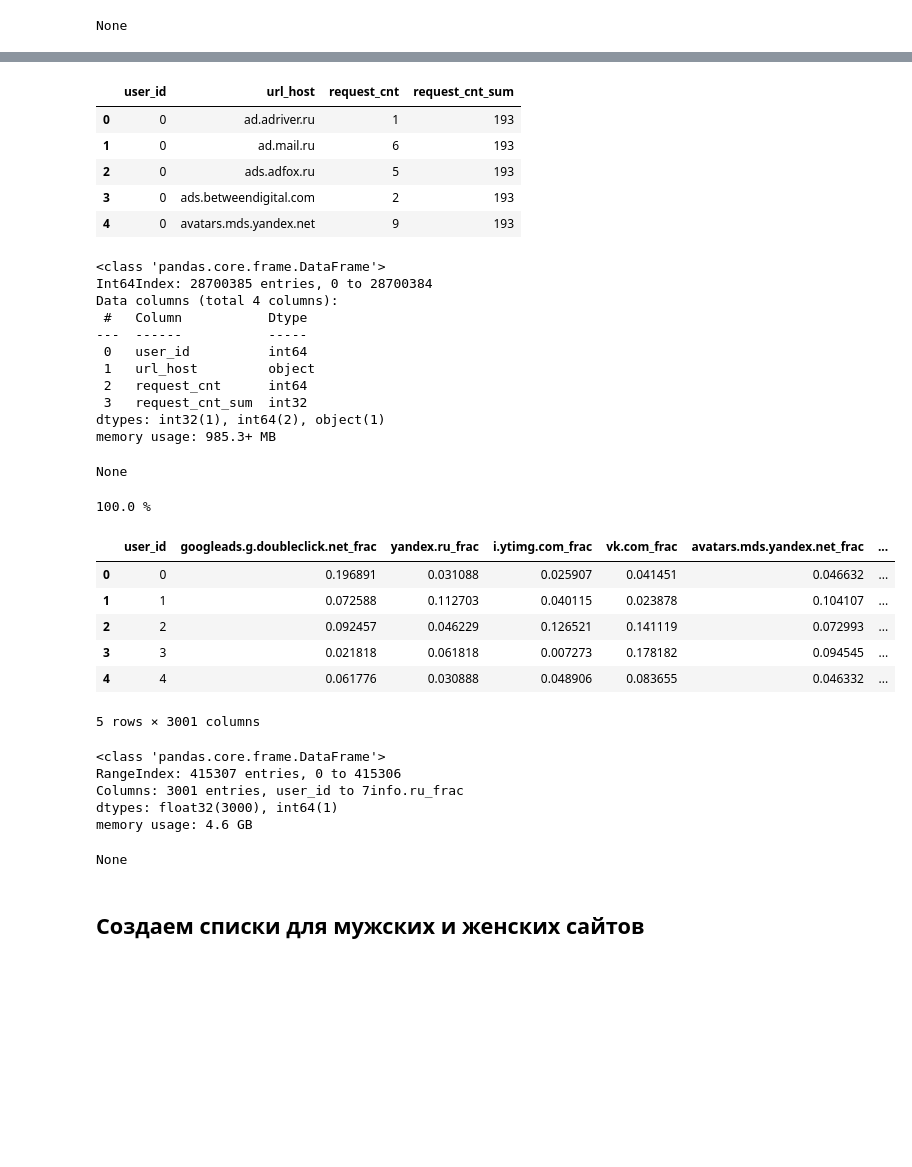
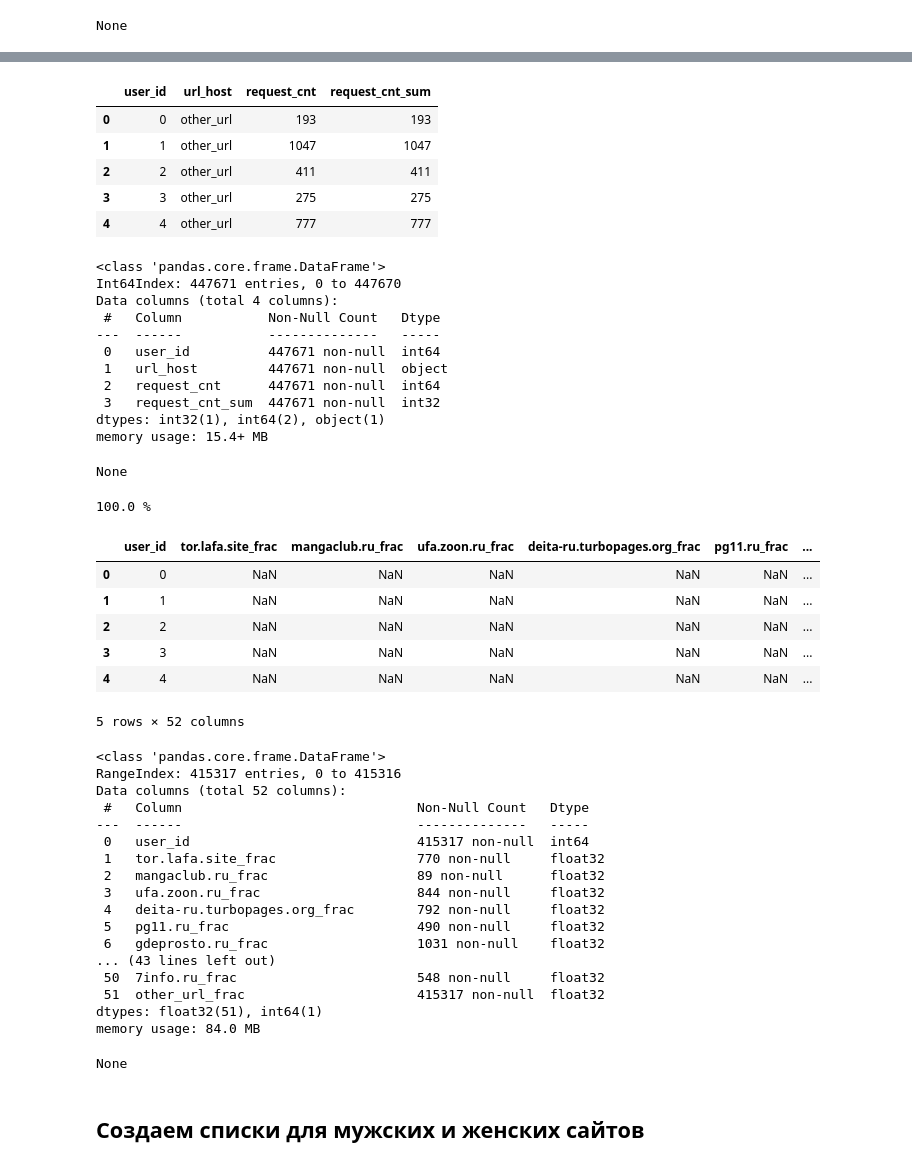
Before and after one commit to koshkidadanet/MTS-ML-CUP, a Jupyter notebook: feature_eng.ipynb, the cells around one changed output, grey strips where cells are left out. Drawn from its saved outputs; the diff is of its cells as text; code cells hidden in the pictures; blank space fills up the shorter version.

```diff
--- a/feature_eng.ipynb
+++ b/feature_eng.ipynb
@@ -1108,9 +1108,10 @@ dtypes: int32(2)
 memory usage: 3.2 MB
 None
 # %%
-#оставляем топ 3000
+#оставляем топ 3000, остальные переименуем в 'other_url'
 exists_columns = np.load('exists_columns.npy',allow_pickle=True)
-data = data.loc[data['url_host'].isin(exists_columns)]
+data.loc[~data['url_host'].isin(exists_columns),'url_host'] = 'other_url'
+exists_columns = np.append(exists_columns,'other_url')
 display(data.head())
 display(data.info())
 # %% [output]
@@ -1140,51 +1141,63 @@ display(df.head())
 display(df.info())
 # %% [output]
 |  | user_id | url_host | request_cnt | request_cnt_sum |
-| 0 | 0 | ad.adriver.ru | 1 | 193 |
-| 1 | 0 | ad.mail.ru | 6 | 193 |
-| 2 | 0 | ads.adfox.ru | 5 | 193 |
-| 3 | 0 | ads.betweendigital.com | 2 | 193 |
-| 4 | 0 | avatars.mds.yandex.net | 9 | 193 |
+| 0 | 0 | other_url | 193 | 193 |
+| 1 | 1 | other_url | 1047 | 1047 |
+| 2 | 2 | other_url | 411 | 411 |
+| 3 | 3 | other_url | 275 | 275 |
+| 4 | 4 | other_url | 777 | 777 |
 <class 'pandas.core.frame.DataFrame'>
-Int64Index: 28700385 entries, 0 to 28700384
+Int64Index: 447671 entries, 0 to 447670
 Data columns (total 4 columns):
- #   Column           Dtype
----  ------           -----
- 0   user_id          int64
- 1   url_host         object
- 2   request_cnt      int64
- 3   request_cnt_sum  int32
+ #   Column           Non-Null Count   Dtype
+---  ------           --------------   -----
+ 0   user_id          447671 non-null  int64
+ 1   url_host         447671 non-null  object
+ 2   request_cnt      447671 non-null  int64
+ 3   request_cnt_sum  447671 non-null  int32
 dtypes: int32(1), int64(2), object(1)
-memory usage: 985.3+ MB
+memory usage: 15.4+ MB
 None
 # %%
 frac_df = pd.DataFrame()
-frac_df['user_id'] = df['user_id'].drop_duplicates().reset_index(drop=True)
+frac_df['user_id'] = df.index.drop_duplicates()
 
 prog_bar=1
 for column in exists_columns:
     clear_output(wait=True)
-    frac_df[f'{column}_frac'] = (df.loc[df['url_host']==column,'request_cnt'] / df.loc[df['url_host']==column,'request_cnt_sum']).reset_index(drop=True)
+    frac_df[f'{column}_frac'] = (df.loc[df['url_host']==column,'request_cnt'] / df.loc[df['url_host']==column,'request_cnt_sum'])
     frac_df[f'{column}_frac'] = frac_df[f'{column}_frac'].astype('float32')
     print(round(prog_bar/len(exists_columns)*100,1),'%')
     prog_bar += 1
 
 display(frac_df.head())
 display(frac_df.info())
 # %% [output]
 100.0 %
-|  | user_id | googleads.g.doubleclick.net_frac | yandex.ru_frac | i.ytimg.com_frac | vk.com_frac | avatars.mds.yandex.net_frac | ... |
-| 0 | 0 | 0.196891 | 0.031088 | 0.025907 | 0.041451 | 0.046632 | ... |
-| 1 | 1 | 0.072588 | 0.112703 | 0.040115 | 0.023878 | 0.104107 | ... |
-| 2 | 2 | 0.092457 | 0.046229 | 0.126521 | 0.141119 | 0.072993 | ... |
-| 3 | 3 | 0.021818 | 0.061818 | 0.007273 | 0.178182 | 0.094545 | ... |
-| 4 | 4 | 0.061776 | 0.030888 | 0.048906 | 0.083655 | 0.046332 | ... |
+|  | user_id | tor.lafa.site_frac | mangaclub.ru_frac | ufa.zoon.ru_frac | deita-ru.turbopages.org_frac | pg11.ru_frac | ... |
+| 0 | 0 | NaN | NaN | NaN | NaN | NaN | ... |
+| 1 | 1 | NaN | NaN | NaN | NaN | NaN | ... |
+| 2 | 2 | NaN | NaN | NaN | NaN | NaN | ... |
+| 3 | 3 | NaN | NaN | NaN | NaN | NaN | ... |
+| 4 | 4 | NaN | NaN | NaN | NaN | NaN | ... |
-5 rows × 3001 columns
+5 rows × 52 columns
 <class 'pandas.core.frame.DataFrame'>
-RangeIndex: 415307 entries, 0 to 415306
-Columns: 3001 entries, user_id to 7info.ru_frac
-dtypes: float32(3000), int64(1)
-memory usage: 4.6 GB
+RangeIndex: 415317 entries, 0 to 415316
+Data columns (total 52 columns):
+ #   Column                              Non-Null Count   Dtype
+---  ------                              --------------   -----
+ 0   user_id                             415317 non-null  int64
+ 1   tor.lafa.site_frac                  770 non-null     float32
+ 2   mangaclub.ru_frac                   89 non-null      float32
+ 3   ufa.zoon.ru_frac                    844 non-null     float32
+ 4   deita-ru.turbopages.org_frac        792 non-null     float32
+ 5   pg11.ru_frac                        490 non-null     float32
+ 6   gdeprosto.ru_frac                   1031 non-null    float32
+... (43 lines left out)
+ 50  7info.ru_frac                       548 non-null     float32
+ 51  other_url_frac                      415317 non-null  float32
+dtypes: float32(51), int64(1)
+memory usage: 84.0 MB
 None
 # %%
 del df
```
Also changed, not shown: parts of 2 cells of this notebook, 4 other files.
